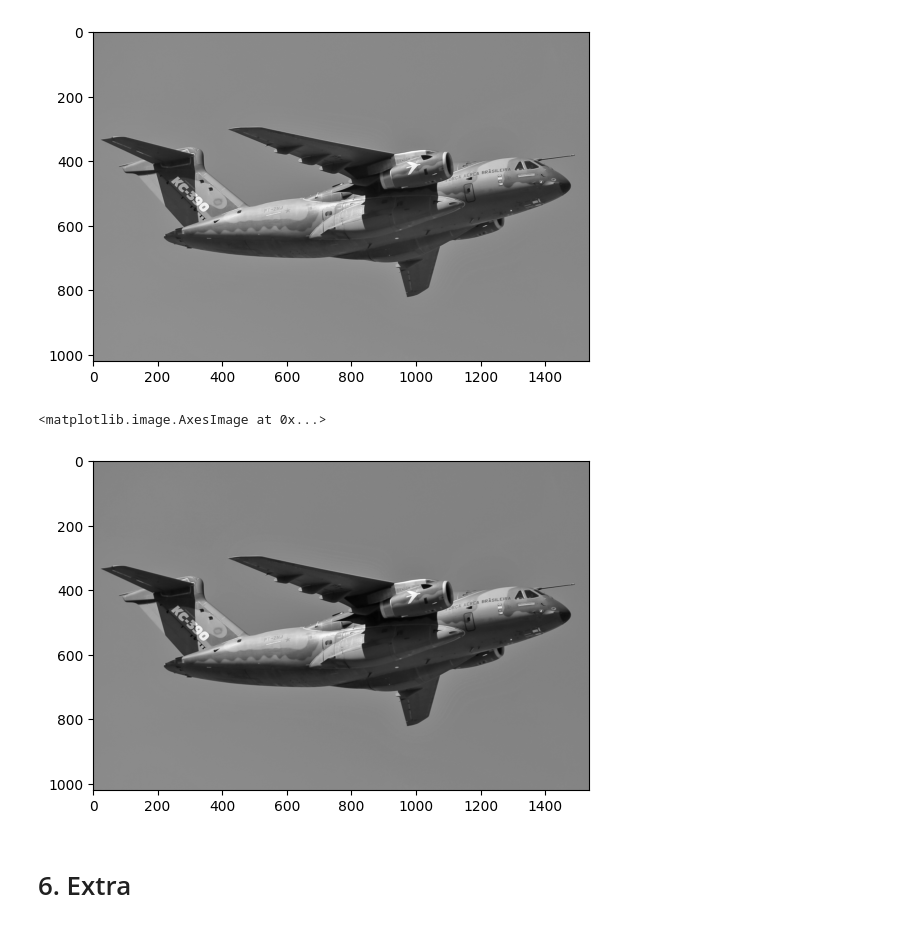
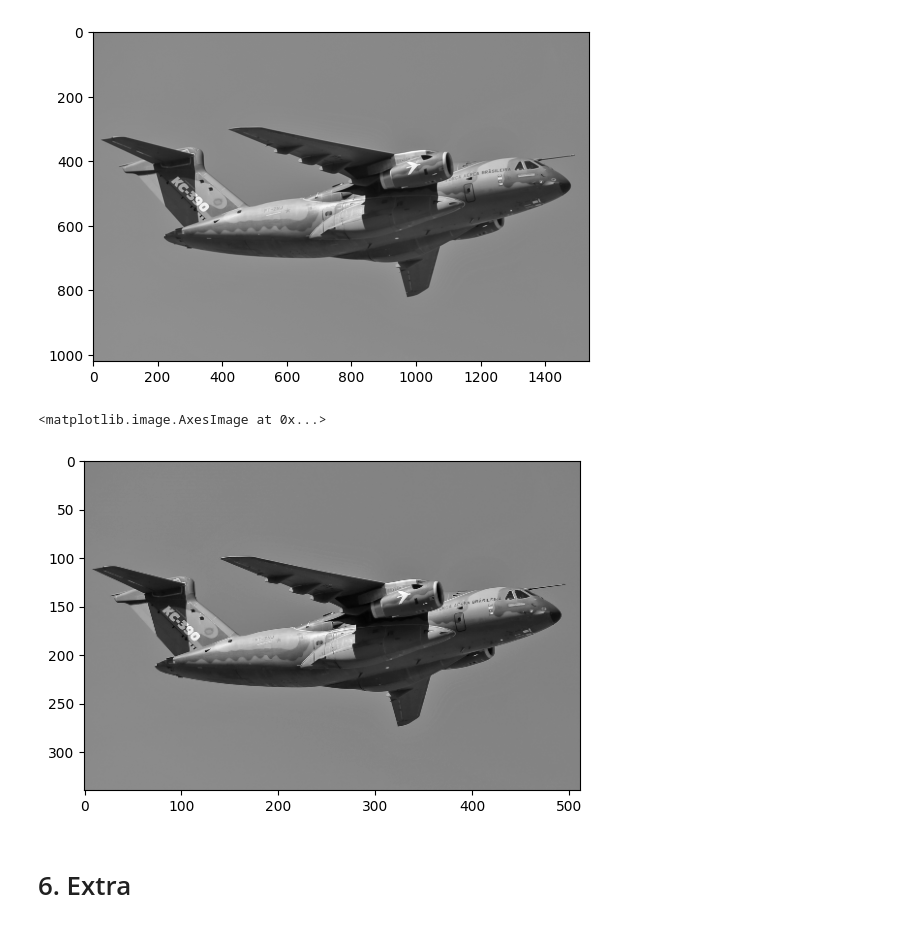
Before and after one commit to davi-dressler/fgv_vc, a Jupyter notebook: lista_1/funcoes.ipynb, the cells around one changed output. Cells and saved outputs as stored; diff of their text form; code cells hidden in the pictures.

```diff
--- a/lista_1/funcoes.ipynb
+++ b/lista_1/funcoes.ipynb
@@ -323,11 +323,11 @@ plt.imshow(img_red, cmap= "gray")
 [figure]
 # %%
 aviao_suavizado = cv.GaussianBlur(aviao, (5,5), 0)
-aviao_suavizado_red = aplicar_redução_dim(aviao_suavizado, 2, 2)
+aviao_suavizado_red = aplicar_redução_dim(aviao_suavizado, 6, 6)
 plt.imshow(aviao_suavizado_red, cmap= "gray")
 # %% [output]
 <matplotlib.image.AxesImage at 0x...>
-[figure, old version]
+[figure, new version]
 # %% [markdown]
 # 6. Extra
 # %% [markdown]
```
Also changed, not shown: parts of 2 cells of this notebook, 5 other files.
